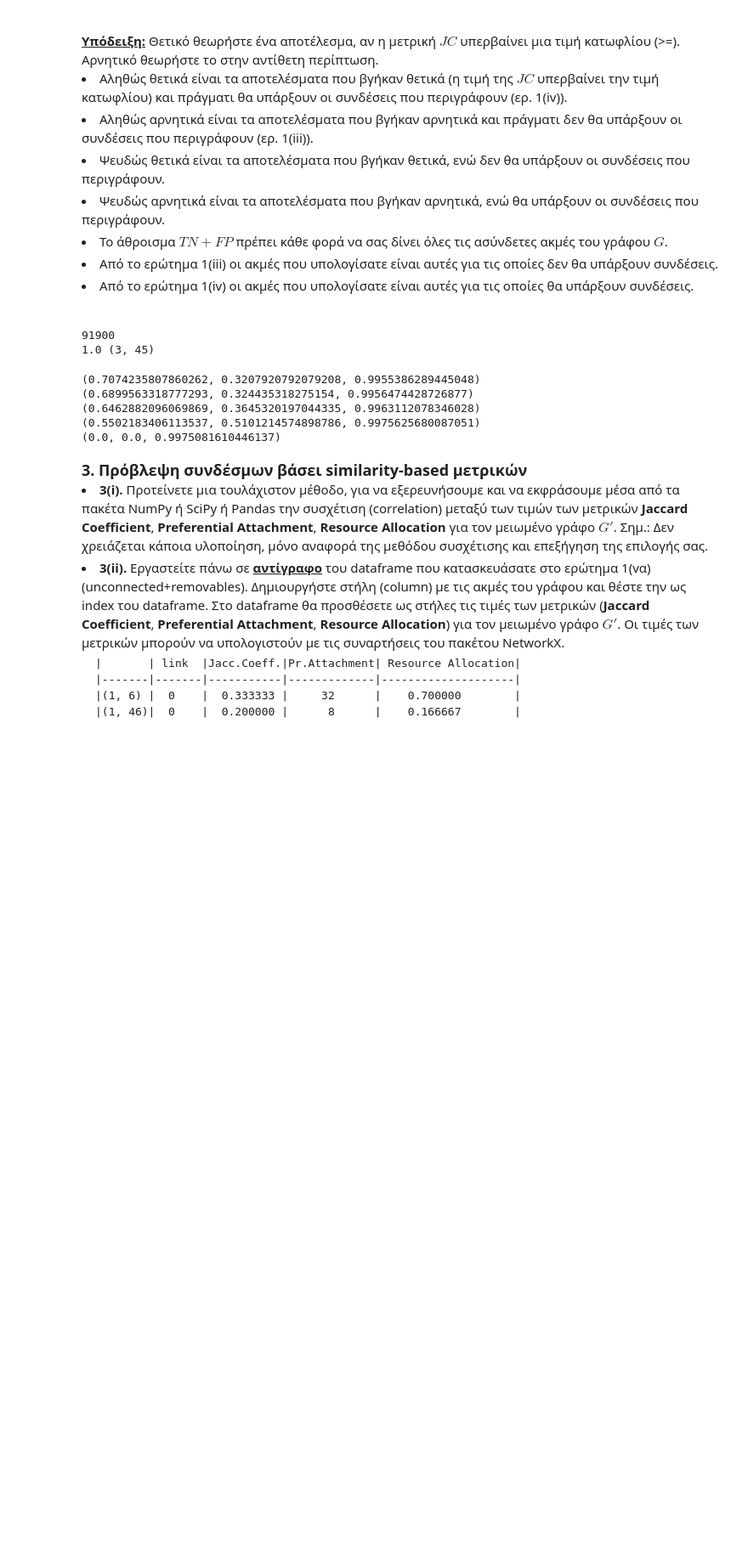
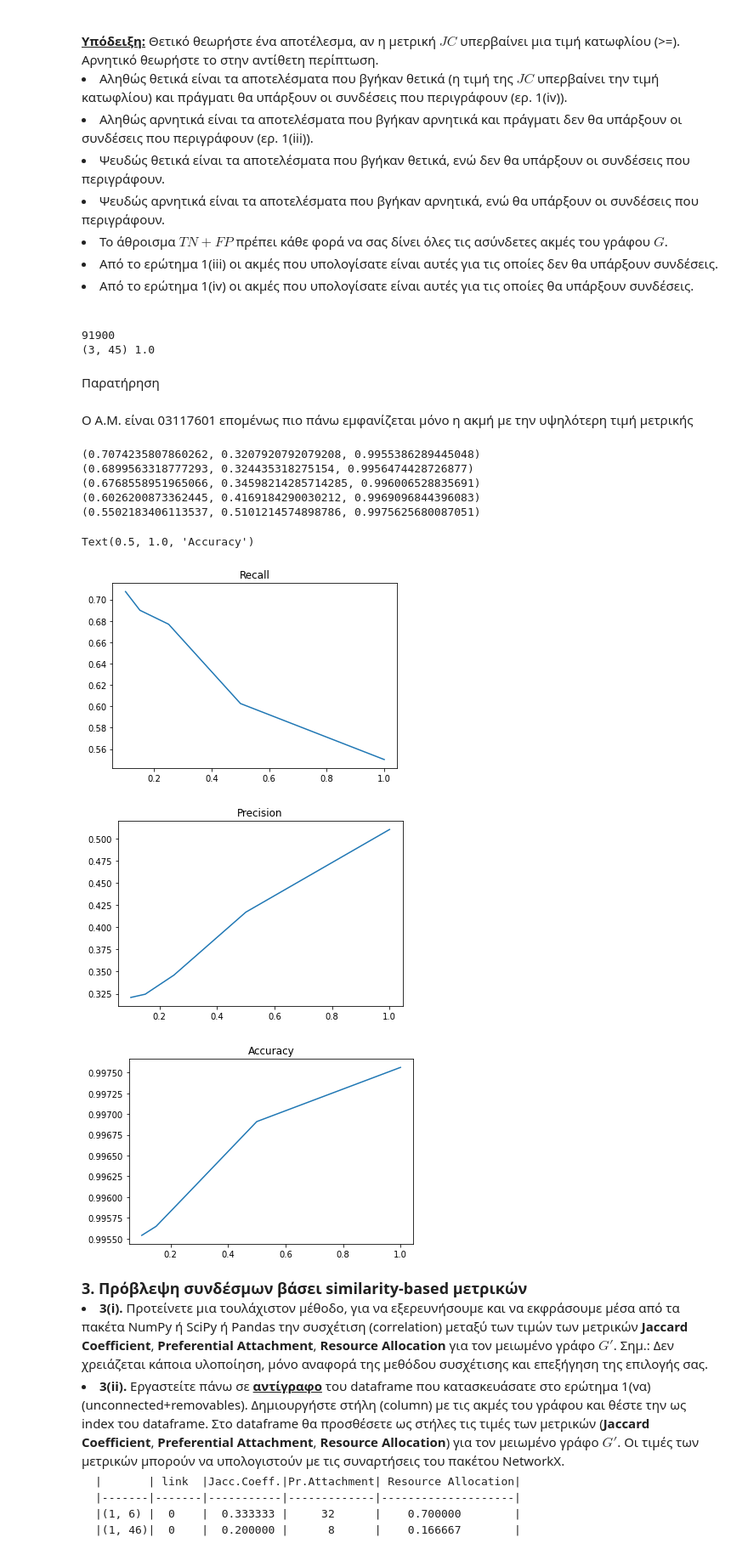
Before and after one commit to demKyr/Social-Networks, a Jupyter notebook: lab 3/ΑΚΔ_3η_Άσκηση_student_version.ipynb, the cells around one changed output. Shown at 85% size. Saved outputs shown, nothing was run; the diff lists cells and outputs as text; code cells hidden in the pictures; blank space fills up the shorter version.

```diff
--- a/lab 3/ΑΚΔ_3η_Άσκηση_student_version.ipynb
+++ b/lab 3/ΑΚΔ_3η_Άσκηση_student_version.ipynb
@@ -30,7 +30,7 @@ with open('graph_in.txt') as openfileobject:
         u = int(args[0])-1
         v = int(args[1])-1
         same_edges += initial_graph.has_edge(u,v)
-        same_edges_reversed += initial_graph.has_edge(u,v)
+        same_edges_reversed += initial_graph.has_edge(v,u)
         self_edges += u == v
         u_greater_v += u>v
         initial_graph.add_edge(u,v)
@@ -190,38 +176,62 @@ for u, v, p in jaccard_preds:
     if p > max_p:
         max_p = p
         max_edge = (u,v)
-print(max_p, max_edge)
+print(max_edge, max_p)
 # %% [output]
 91900
-1.0 (3, 45)
+(3, 45) 1.0
+# %% [markdown]
+Παρατήρηση<br><br>
+Ο Α.Μ. είναι 03117601 επομένως πιο πάνω εμφανίζεται μόνο η ακμή με την υψηλότερη τιμή μετρικής
 # %%
-j_edges = []
+j_u = []
+j_v = []
 jaccard_ps = []
 for u, v, p in jaccard_preds:
-    j_edges.append((u,v))
+    j_u.append(u)
+    j_v.append(v)
     jaccard_ps.append(p)
 
-j_edges, jaccard_ps = zip(*sorted(zip(j_edges, jaccard_ps)))
+j_u, j_v, jaccard_ps = zip(*sorted(zip(j_u, j_v, jaccard_ps)))
 jaccard_ps = np.array(jaccard_ps)
-
-# df_jaccard = pd.DataFrame({'edge': j_edges, 'pred': link_pred})
 # %%
 def JCfunction(threshold_jc):   #uncomment and complete
-    link_pred = np.where(jaccard_ps > threshold_jc, 1, 0)
+    link_pred = np.where(jaccard_ps >= threshold_jc, 1, 0)
     recall_jc = recall_score(df_links, link_pred)
     precision_jc = precision_score(df_links, link_pred)
     accuracy_jc = accuracy_score(df_links, link_pred)
     return recall_jc, precision_jc, accuracy_jc; #uncomment and complete
 
 k = 1   # 03117601
-for threshold in [0.1, 0.15, 0.25, 0.5, 1.0]:
+recs = []
+pres = []
+accs = []
+thresholds = [0.1, 0.15, 0.25, 0.5, 1.0]
+for threshold in thresholds:
     print(JCfunction(threshold))
+    rec, pre, acc = JCfunction(threshold)
+    recs.append(rec)
+    pres.append(pre)
+    accs.append(acc)
+plt.figure(1)
+plt.plot(thresholds,recs)
+plt.title('Recall')
+plt.figure(2)
+plt.plot(thresholds,pres)
+plt.title('Precision')
+plt.figure(3)
+plt.plot(thresholds,accs)
+plt.title('Accuracy')
 # %% [output]
 (0.7074235807860262, 0.3207920792079208, 0.9955386289445048)
 (0.6899563318777293, 0.324435318275154, 0.9956474428726877)
-(0.6462882096069869, 0.3645320197044335, 0.9963112078346028)
+(0.6768558951965066, 0.34598214285714285, 0.996006528835691)
+(0.6026200873362445, 0.4169184290030212, 0.9969096844396083)
 (0.5502183406113537, 0.5101214574898786, 0.9975625680087051)
-(0.0, 0.0, 0.9975081610446137)
+Text(0.5, 1.0, 'Accuracy')
+[figure, added]
+[figure, added]
+[figure, added]
 # %% [markdown]
 <html><font size=4><B>3. Πρόβλεψη συνδέσμων βάσει similarity-based μετρικών</B></font>
         <li><B>3(i).</B> Προτείνετε μια τουλάχιστον μέθοδο, για να εξερευνήσουμε και να εκφράσουμε μέσα από τα πακέτα NumPy ή SciPy ή Pandas την συσχέτιση (correlation) μεταξύ των τιμών των μετρικών <B>Jaccard Coefficient</B>, <B>Preferential Attachment</B>, <B>Resource Allocation</B> για τον μειωμένο γράφο $G'$. Σημ.: Δεν χρειάζεται κάποια υλοποίηση, μόνο αναφορά της μεθόδου συσχέτισης και επεξήγηση της επιλογής σας.
```
Also changed, not shown: parts of 15 cells of this notebook.
